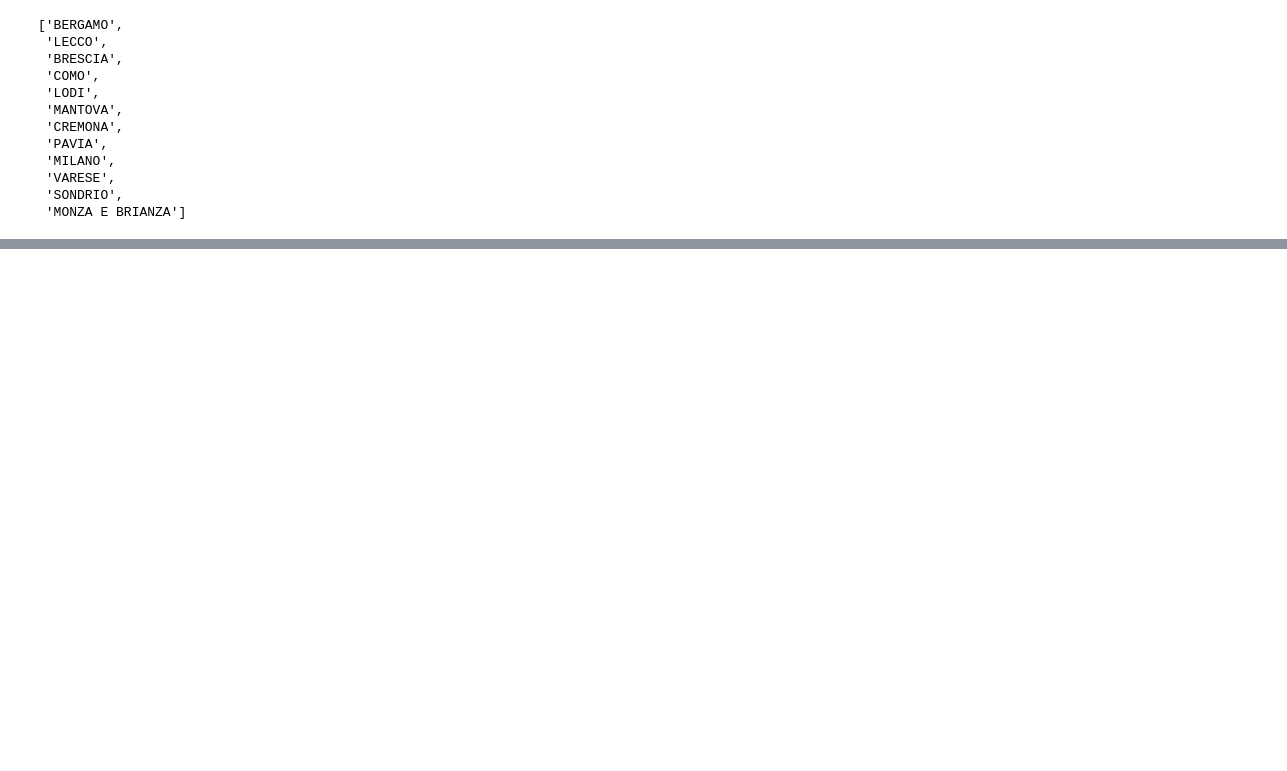
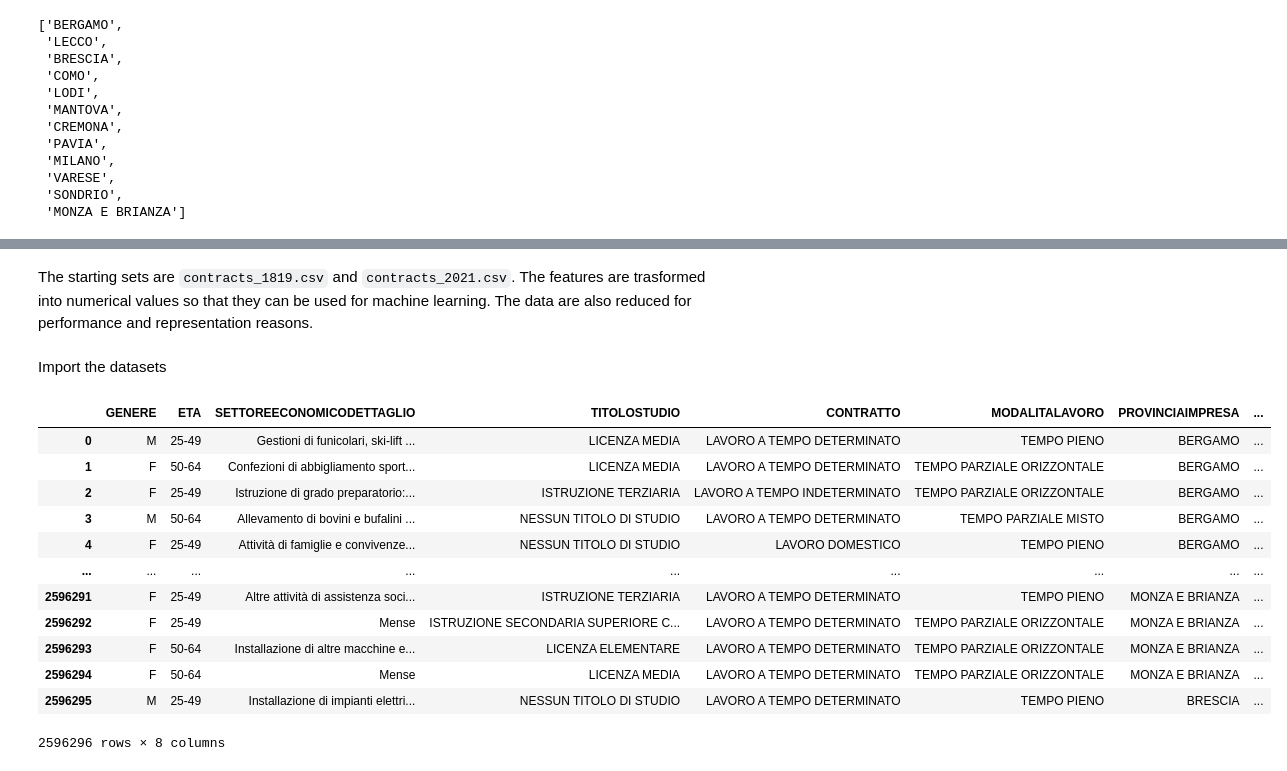
Before and after one commit to BruhZul/DataScienceLaboratory, a Jupyter notebook: Final/Transformation.ipynb, the cells around one changed output, grey strips where cells are left out. Drawn from its saved outputs; the diff is of its cells as text; code cells hidden in the pictures; blank space fills up the shorter version.

```diff
--- a/Final/Transformation.ipynb
+++ b/Final/Transformation.ipynb
@@ -434,0 +777,3 @@ len(contract_1819.SETTOREECONOMICODETTAGLIO.unique().tolist())
+# %% [markdown]
+The starting sets are `contracts_1819.csv` and `contracts_2021.csv`. The features are trasformed into numerical values so that they can be used for machine learning.
+The data are also reduced for performance and representation reasons.
@@ -434,0 +801,22 @@ len(contract_1819.SETTOREECONOMICODETTAGLIO.unique().tolist())
+# %% [markdown]
+Import the datasets
+# %%
+input_1819 = 'C:\\Users\\rotol\\Downloads\\csvs\\contracts_1819.csv'
+input_2021 = 'C:\\Users\\rotol\\Downloads\\csvs\\contracts_2021.csv'
+# %%
+contract_1819 = pd.read_csv(input_1819)
+contract_1819
+# %% [output]
+|  | GENERE | ETA | SETTOREECONOMICODETTAGLIO | TITOLOSTUDIO | CONTRATTO | MODALITALAVORO | PROVINCIAIMPRESA | ... |
+| 0 | M | 25-49 | Gestioni di funicolari, ski-lift ... | LICENZA MEDIA | LAVORO A TEMPO DETERMINATO | TEMPO PIENO | BERGAMO | ... |
+| 1 | F | 50-64 | Confezioni di abbigliamento sport... | LICENZA MEDIA | LAVORO A TEMPO DETERMINATO | TEMPO PARZIALE ORIZZONTALE | BERGAMO | ... |
+| 2 | F | 25-49 | Istruzione di grado preparatorio:... | ISTRUZIONE TERZIARIA | LAVORO A TEMPO INDETERMINATO | TEMPO PARZIALE ORIZZONTALE | BERGAMO | ... |
+| 3 | M | 50-64 | Allevamento di bovini e bufalini ... | NESSUN TITOLO DI STUDIO | LAVORO A TEMPO DETERMINATO | TEMPO PARZIALE MISTO | BERGAMO | ... |
+| 4 | F | 25-49 | Attività di famiglie e convivenze... | NESSUN TITOLO DI STUDIO | LAVORO DOMESTICO | TEMPO PIENO | BERGAMO | ... |
+| ... | ... | ... | ... | ... | ... | ... | ... | ... |
+| 2596291 | F | 25-49 | Altre attività di assistenza soci... | ISTRUZIONE TERZIARIA | LAVORO A TEMPO DETERMINATO | TEMPO PIENO | MONZA E BRIANZA | ... |
+| 2596292 | F | 25-49 | Mense | ISTRUZIONE SECONDARIA SUPERIORE C... | LAVORO A TEMPO DETERMINATO | TEMPO PARZIALE ORIZZONTALE | MONZA E BRIANZA | ... |
+| 2596293 | F | 50-64 | Installazione di altre macchine e... | LICENZA ELEMENTARE | LAVORO A TEMPO DETERMINATO | TEMPO PARZIALE ORIZZONTALE | MONZA E BRIANZA | ... |
+| 2596294 | F | 50-64 | Mense | LICENZA MEDIA | LAVORO A TEMPO DETERMINATO | TEMPO PARZIALE ORIZZONTALE | MONZA E BRIANZA | ... |
+| 2596295 | M | 25-49 | Installazione di impianti elettri... | NESSUN TITOLO DI STUDIO | LAVORO A TEMPO DETERMINATO | TEMPO PIENO | BRESCIA | ... |
+2596296 rows × 8 columns
```
Also changed, not shown: parts of 85 cells of this notebook.
